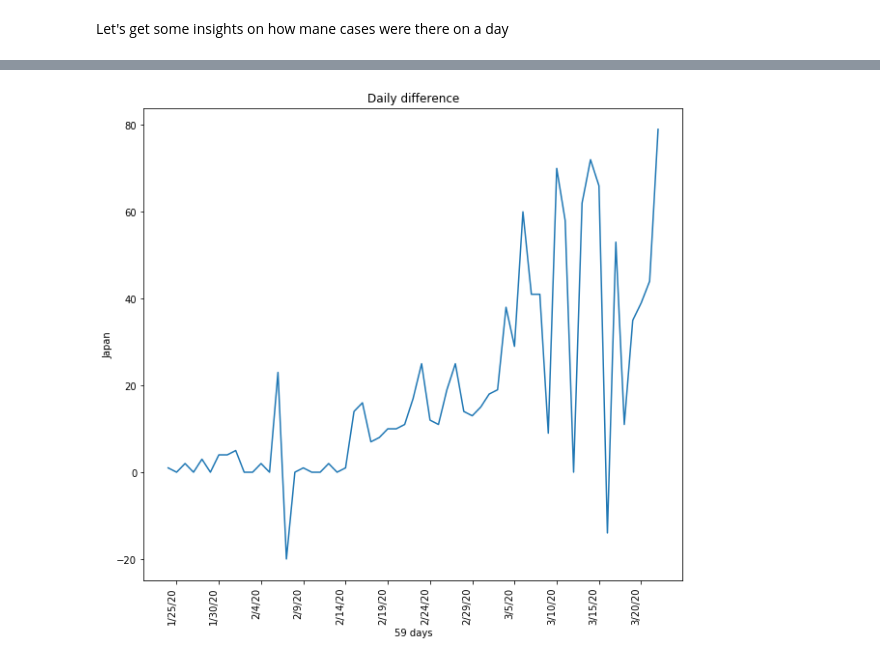
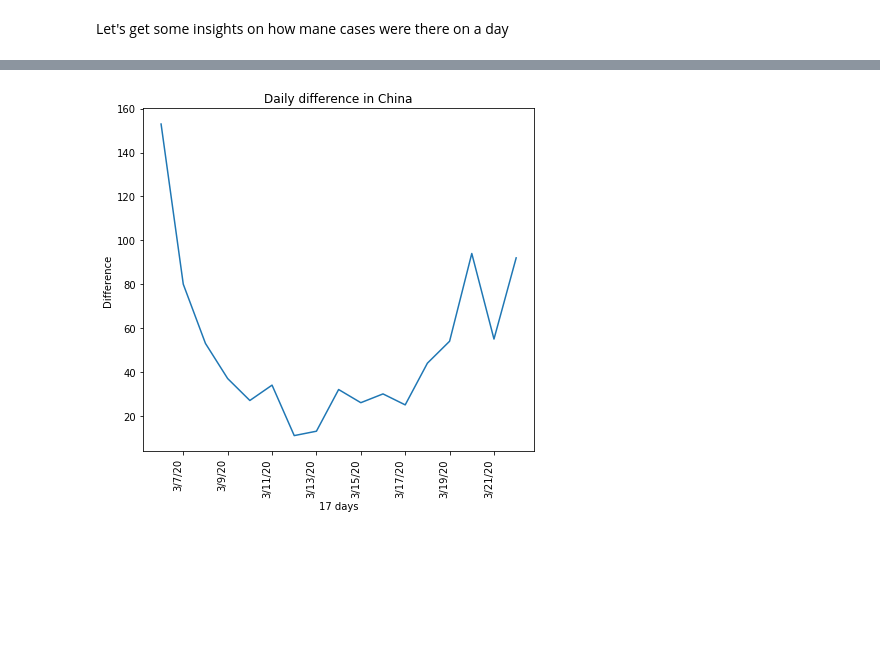
Before and after one commit to parmarsuraj99/10DaysofMLChallenge, a Jupyter notebook: day1/EDA_D1.ipynb, the cells around one changed output, grey strips where cells are left out. Cells and saved outputs as stored; diff of their text form; code cells hidden in the pictures; blank space fills up the shorter version.

```diff
--- a/day1/EDA_D1.ipynb
+++ b/day1/EDA_D1.ipynb
@@ -45,0 +85,6 @@ Index(['1/22/20', '1/23/20', '1/24/20', '1/25/20', '1/26/20', '1/27/20',
+# %%
+np.array(['Province/State', 'Country/Region', 'Lat', 'Long']);
+np.array(relevent_dates)
+cols = np.append(np.array(['Province/State', 'Country/Region', 'Lat', 'Long']), np.array(relevent_dates), axis=0)
+# %%
+data_r = data[cols]
@@ -206,18 +265,21 @@ def plot_difference(df, country, days):
     index = df[df["Country/Region"]==country].index[0]
     y = df.loc[index, :][start:end]
     #print(y)
-    plt.figure(figsize=(10,10))
+    plt.figure(figsize=(7,7))
     plt.plot(x, y)
 
     myFmt = DateFormatter("%d")
     plt.gcf().autofmt_xdate()
     plt.xlabel(str(days)+" days")
-    plt.ylabel(country)
-    plt.title("Daily difference")
+    plt.ylabel("Difference")
+    plt.title("Daily difference in "+country)
 
-    xmarks=[i for i in range(1,days,5)]
+    xmarks=[i for i in range(1,days,2)]
     plt.xticks(xmarks, rotation=90)
     plt.show()
+# %%
+dates = relevent_dates
+grouped = data_r.groupby(["Country/Region"]).sum().reset_index()
 # %%
 cols = [c for c in grouped.columns if c not in [dates[0]]]
 daily_difference = grouped.loc[:, cols].copy()
@@ -230,5 +292,5 @@ daily_difference[daily_difference["Country/Region"]=="China"]
 # %%
-plot_difference(daily_difference, "Japan", 60)
+plot_difference(daily_difference, "China", 60)
 # %% [output]
-[figure, old version]
+[figure, new version]
 # %% [markdown]
```
Also changed, not shown: parts of 24 cells of this notebook, 1 other file.
